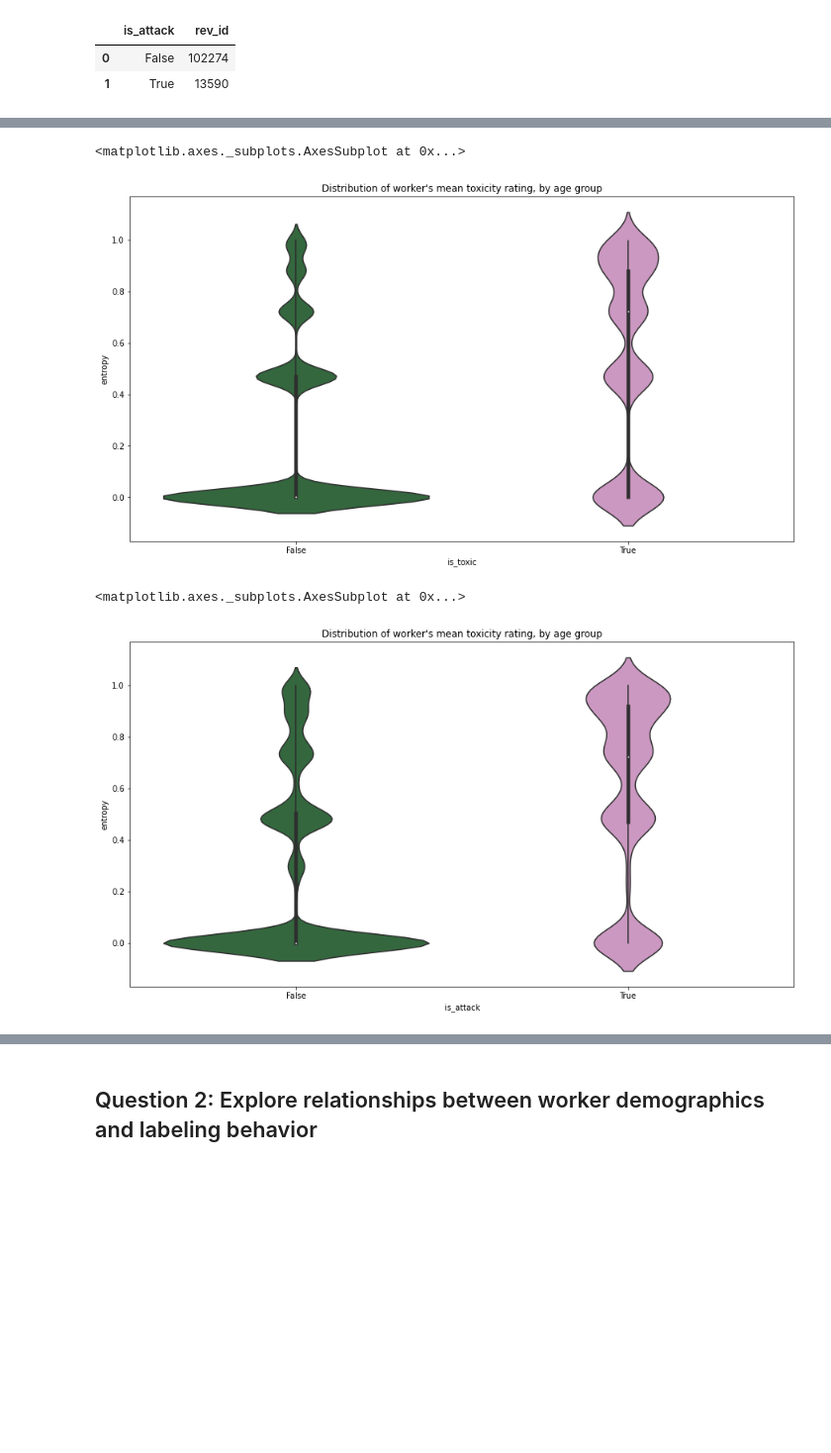
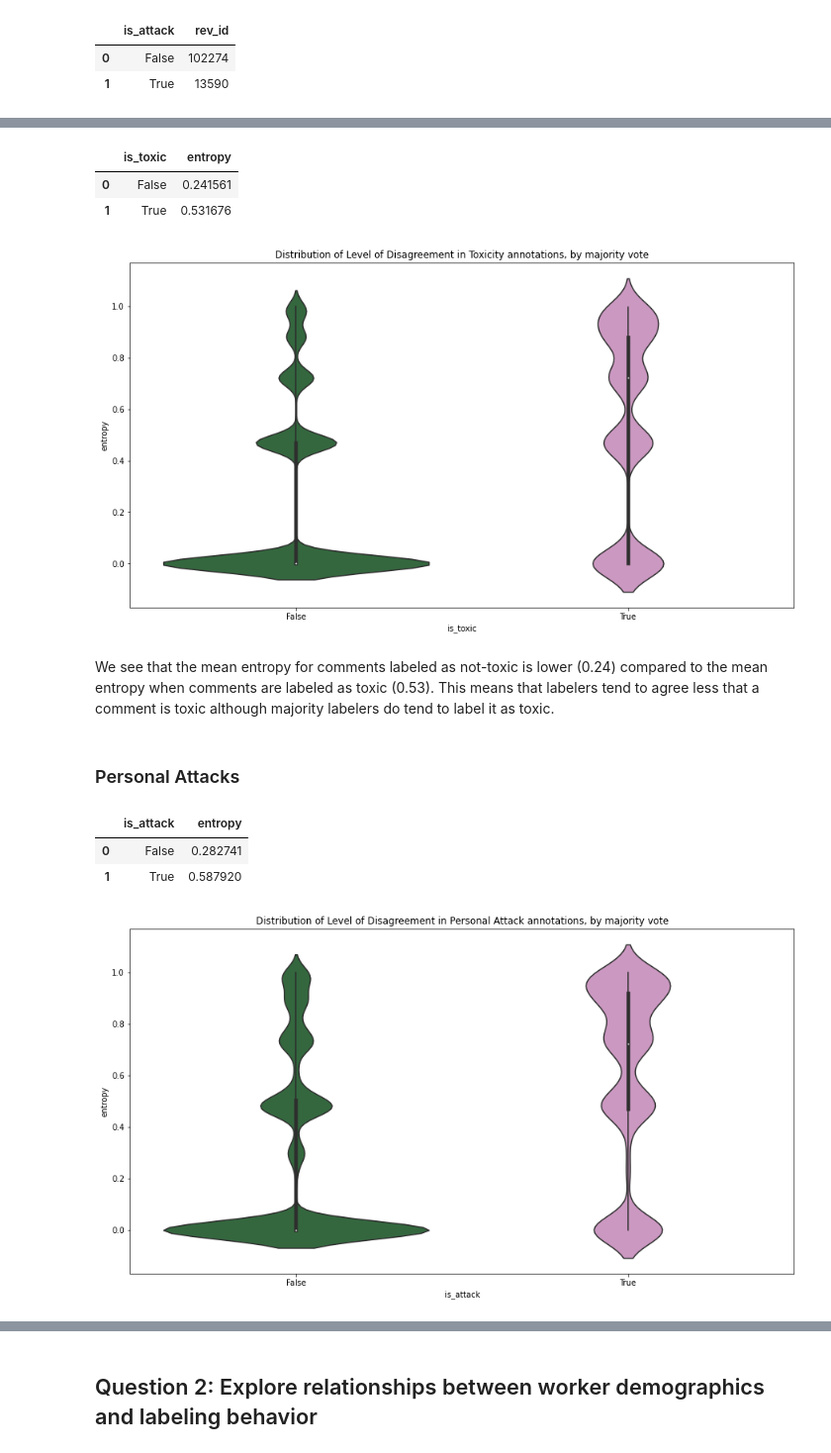
Before and after one commit to chavi-g/data-512, a Jupyter notebook: data-512-a2/data512-a2-bias-in-data.ipynb, the cells around one changed output, grey strips where cells are left out. Shown at 99% size. Saved outputs shown, nothing was run; the diff lists cells and outputs as text; code cells hidden in the pictures; blank space fills up the shorter version.

```diff
--- a/data-512-a2/data512-a2-bias-in-data.ipynb
+++ b/data-512-a2/data512-a2-bias-in-data.ipynb
@@ -252,14 +155,30 @@ sns.catplot(x="is_attack", y="entropy", kind="box", data=joined_attack_count, pa
+# %%
+joined_toxicity_count.groupby('is_toxic')['entropy'].mean().reset_index()
+# %% [output]
+|  | is_toxic | entropy |
+| 0 | False | 0.241561 |
+| 1 | True | 0.531676 |
 # %%
 fig, ax = plt.subplots(figsize=(15,8))
-ax.set_title("Distribution of worker's mean toxicity rating, by age group")
+ax.set_title("Distribution of Level of Disagreement in Toxicity annotations, by majority vote")
 sns.violinplot( x="is_toxic", y="entropy", data=joined_toxicity_count, ax=ax , palette = 'cubehelix')
+plt.savefig("images/label_disagreement_toxicity.png")
 # %% [output]
-<matplotlib.axes._subplots.AxesSubplot at 0x...>
-[figure, old version]
+[figure, new version]
+# %% [markdown]
+We see that the mean entropy for comments labeled as not-toxic is lower (0.24) compared to the mean entropy when comments are labeled as toxic (0.53). This means that labelers tend to agree less that a comment is toxic although majority labelers do tend to label it as toxic.
+# %% [markdown]
+### Personal Attacks
+# %%
+joined_attack_count.groupby('is_attack')['entropy'].mean().reset_index()
+# %% [output]
+|  | is_attack | entropy |
+| 0 | False | 0.282741 |
+| 1 | True | 0.587920 |
 # %%
 fig, ax = plt.subplots(figsize=(15,8))
-ax.set_title("Distribution of worker's mean toxicity rating, by age group")
+ax.set_title("Distribution of Level of Disagreement in Personal Attack annotations, by majority vote")
 sns.violinplot( x="is_attack", y="entropy", data=joined_attack_count, ax=ax, palette = 'cubehelix' )
+plt.savefig("images/label_disagreement_attack.png")
 # %% [output]
-<matplotlib.axes._subplots.AxesSubplot at 0x...>
-[figure, old version]
+[figure, new version]
```
Also changed, not shown: parts of 75 cells of this notebook, 7 other files.
